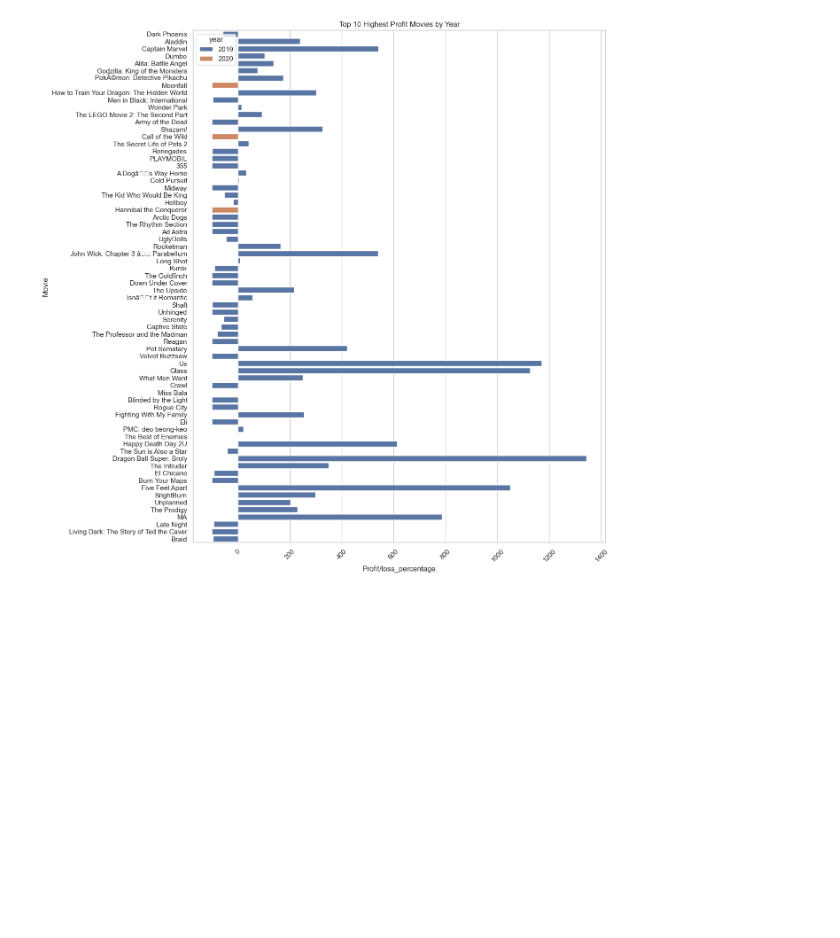
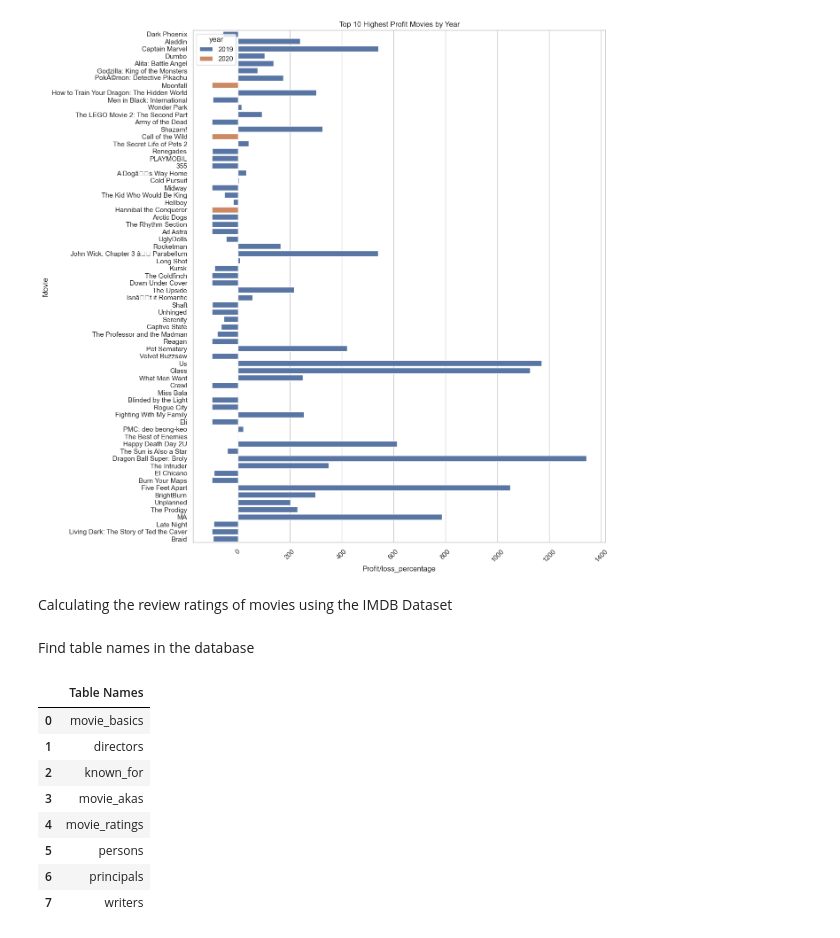
Before and after one commit to SirIan71/Movie-Data-Analysis, a Jupyter notebook: student.ipynb, the cells around one changed output. Saved outputs shown, nothing was run; the diff lists cells and outputs as text; code cells hidden in the pictures; blank space fills up the shorter version.

```diff
--- a/student.ipynb
+++ b/student.ipynb
@@ -198,3 +183,5 @@ plt.xticks(rotation=45)
 plt.show()
 # %% [output]
 [figure]
+# %% [markdown]
+Calculating the review ratings of movies using the IMDB Dataset
@@ -200,0 +192,19 @@ plt.show()
+# %% [markdown]
+Find table names in the database
+# %%
+table_name_query = """SELECT name
+                      AS 'Table Names'
+                      FROM sqlite_master
+                      WHERE type='table';"""
+
+pd.read_sql(table_name_query, conn)
+# %% [output]
+|  | Table Names |
+| 0 | movie_basics |
+| 1 | directors |
+| 2 | known_for |
+| 3 | movie_akas |
+| 4 | movie_ratings |
+| 5 | persons |
+| 6 | principals |
+| 7 | writers |
```
Also changed, not shown: parts of 10 cells of this notebook.
